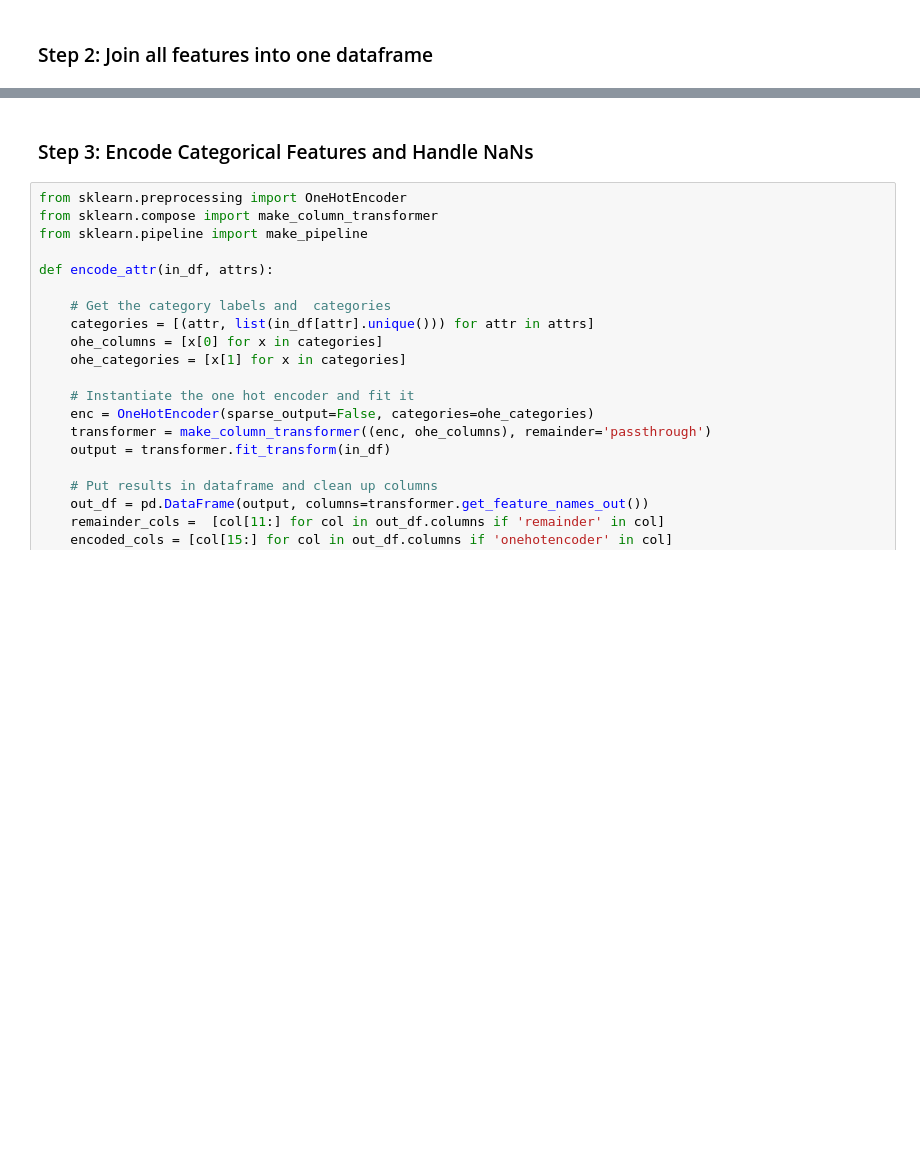
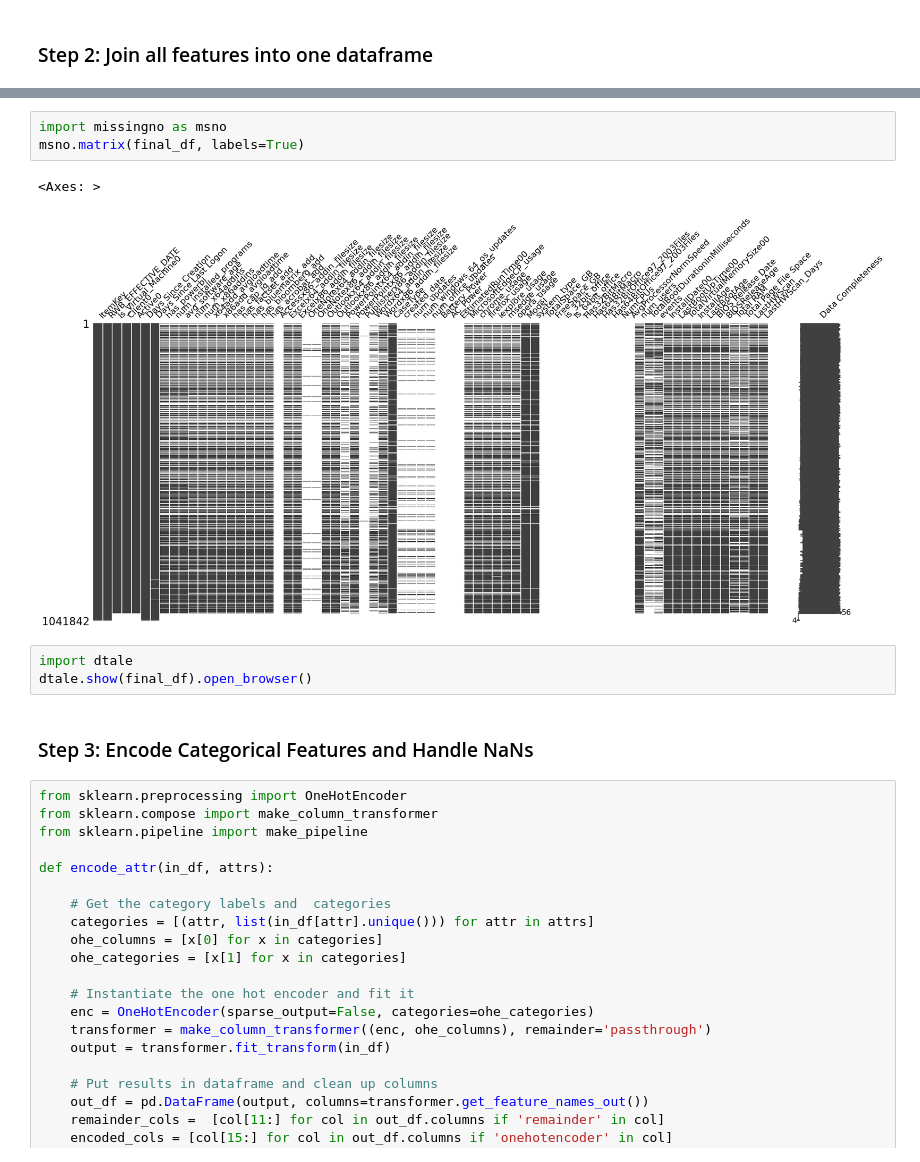
Before and after one commit to redgerly-umich/capstone_ff, a Jupyter notebook: FeatureEngineering/join_all_features.ipynb, the cells around one changed output, grey strips where cells are left out. Cells and saved outputs as stored; diff of their text form; blank space fills up the shorter version.

Commit message:
added missing values visualization to joined features notebook

```diff
--- a/FeatureEngineering/join_all_features.ipynb
+++ b/FeatureEngineering/join_all_features.ipynb
@@ -234,3 +231,12 @@ final_df.sample(10)
+# %%
+import missingno as msno
+msno.matrix(final_df, labels=True)
+# %% [output]
+<Axes: >
+[figure, added]
+# %%
+import dtale
+dtale.show(final_df).open_browser()
 # %% [markdown]
 ### Step 3: Encode Categorical Features and Handle NaNs
 # %%
```
Also changed, not shown: parts of 4 cells of this notebook.
